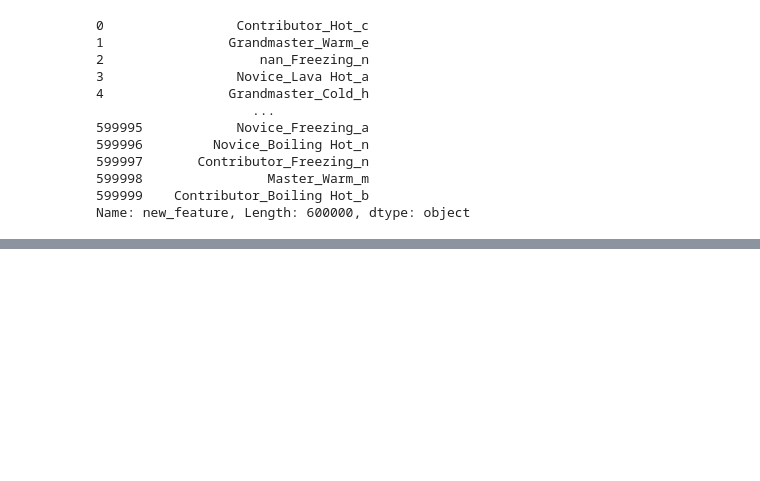
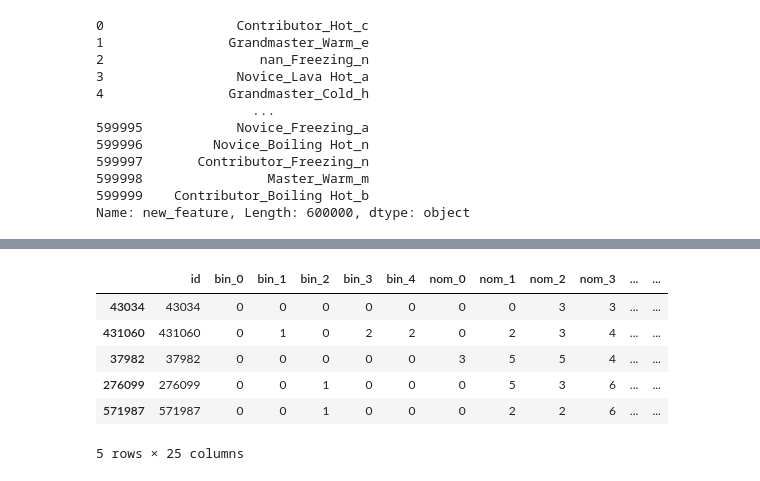
Before and after one commit to Praveer7/Approaching-any-ML-problem---Code, a Jupyter notebook: Approaching Categorical Variables.ipynb, the cells around one changed output, grey strips where cells are left out. Drawn from its saved outputs; the diff is of its cells as text; code cells hidden in the pictures; blank space fills up the shorter version.

```diff
--- a/Approaching Categorical Variables.ipynb
+++ b/Approaching Categorical Variables.ipynb
@@ -371,0 +456,51 @@ Name: new_feature, Length: 600000, dtype: object
+# %%
+# Label Encoding the train and test data
+import pandas as pd
+from sklearn import preprocessing
+
+# read training data
+train = pd.read_csv("cat_train.csv")
+
+# read test data
+test = pd.read_csv("cat_test.csv")
+
+# create a fake target column for test data
+# since this column doesn't exist
+test.loc[:, "target"] = -1
+
+# concatenate both training and test data
+data = pd.concat([train, test]).reset_index(drop=True)
+
+# make a list of features we are interested in
+# id and target is something we should not encode
+features = [x for x in train.columns if x not in ["id","target"]]
+
+# loop over the feature list
+for feat in features:
+    # create a new instance of LabelEncoder for each feature
+    lbl_enc = preprocessing.LabelEncoder()
+
+    # note the trick here
+    # since its categorical data, we fillna with a string
+    # and we convert all the data to string type
+    # so, no matter its int or float, its converted to string
+    # int/float but categorical !!!
+    temp_col = data[feat].fillna("NONE").astype(str).values
+
+    # we can use fit_transform here as we do not have any extra test data that we need to transform on separately
+    data.loc[:, feat] = lbl_enc.fit_transform(temp_col)
+
+# split the training and test data again
+train = data[data.target != -1].reset_index(drop=True)
+test = data[data.target == -1].reset_index(drop=True)
+# %%
+# View train data
+train.sample(5)
+# %% [output]
+|  | id | bin_0 | bin_1 | bin_2 | bin_3 | bin_4 | nom_0 | nom_1 | nom_2 | nom_3 | ... | ... |
+| 43034 | 43034 | 0 | 0 | 0 | 0 | 0 | 0 | 0 | 3 | 3 | ... | ... |
+| 431060 | 431060 | 0 | 1 | 0 | 2 | 2 | 0 | 2 | 3 | 4 | ... | ... |
+| 37982 | 37982 | 0 | 0 | 0 | 0 | 0 | 3 | 5 | 5 | 4 | ... | ... |
+| 276099 | 276099 | 0 | 0 | 1 | 0 | 0 | 0 | 5 | 3 | 6 | ... | ... |
+| 571987 | 571987 | 0 | 0 | 1 | 0 | 0 | 0 | 2 | 2 | 6 | ... | ... |
+5 rows × 25 columns
```
Also changed, not shown: parts of 35 cells of this notebook.
